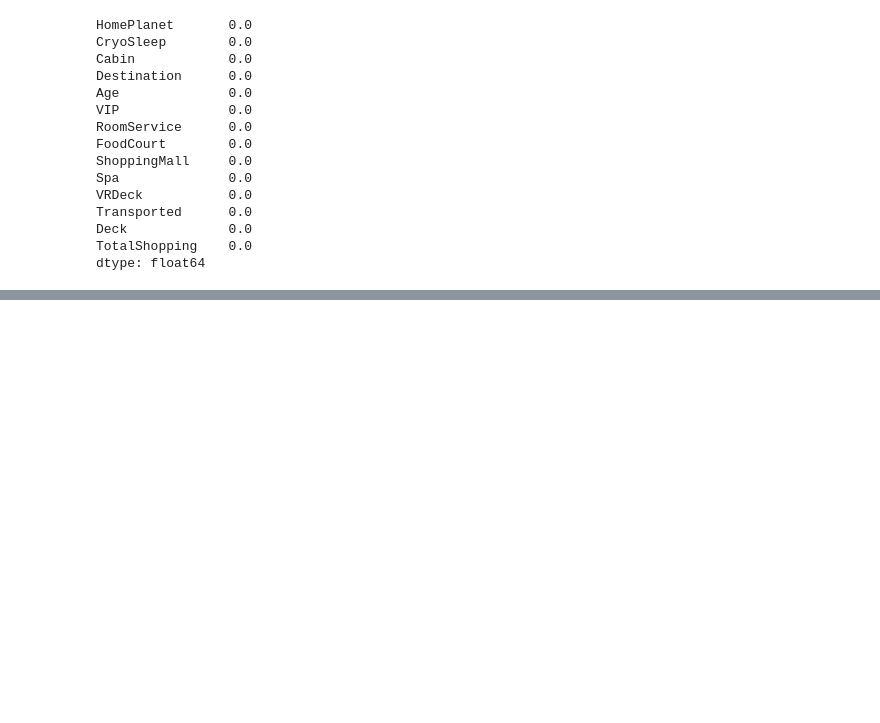
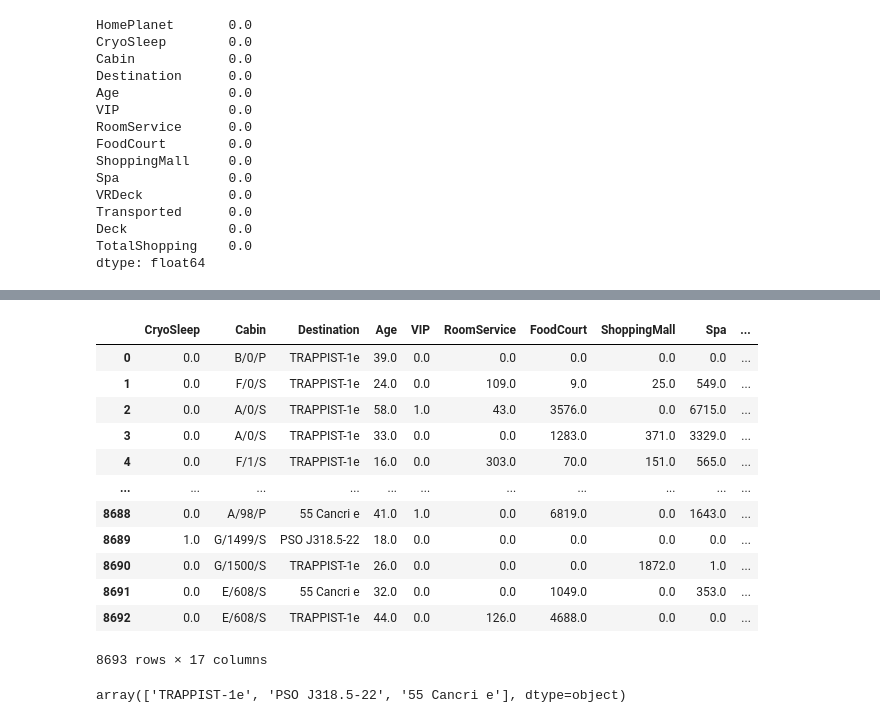
Before and after one commit to singhalishir1911/Spaceship_titanic, a Jupyter notebook: Spaceship_titanic.ipynb, the cells around one changed output, grey strips where cells are left out. Drawn from its saved outputs; the diff is of its cells as text; code cells hidden in the pictures; blank space fills up the shorter version.

```diff
--- a/Spaceship_titanic.ipynb
+++ b/Spaceship_titanic.ipynb
@@ -182,0 +224,28 @@ dtype: float64
+# %%
+## Using ordinal encoder for these cols
+cols=['CryoSleep','VIP','Transported']
+from sklearn.preprocessing import OrdinalEncoder
+for col in cols:
+    cat= list(train_data[col].unique())
+    ord_enc= OrdinalEncoder(categories=[cat])
+    train_data[col]= pd.DataFrame(ord_enc.fit_transform(train_data[[col]]))
+# %%
+train_data
+# %% [output]
+|  | CryoSleep | Cabin | Destination | Age | VIP | RoomService | FoodCourt | ShoppingMall | Spa | ... |
+| 0 | 0.0 | B/0/P | TRAPPIST-1e | 39.0 | 0.0 | 0.0 | 0.0 | 0.0 | 0.0 | ... |
+| 1 | 0.0 | F/0/S | TRAPPIST-1e | 24.0 | 0.0 | 109.0 | 9.0 | 25.0 | 549.0 | ... |
+| 2 | 0.0 | A/0/S | TRAPPIST-1e | 58.0 | 1.0 | 43.0 | 3576.0 | 0.0 | 6715.0 | ... |
+| 3 | 0.0 | A/0/S | TRAPPIST-1e | 33.0 | 0.0 | 0.0 | 1283.0 | 371.0 | 3329.0 | ... |
+| 4 | 0.0 | F/1/S | TRAPPIST-1e | 16.0 | 0.0 | 303.0 | 70.0 | 151.0 | 565.0 | ... |
+| ... | ... | ... | ... | ... | ... | ... | ... | ... | ... | ... |
+| 8688 | 0.0 | A/98/P | 55 Cancri e | 41.0 | 1.0 | 0.0 | 6819.0 | 0.0 | 1643.0 | ... |
+| 8689 | 1.0 | G/1499/S | PSO J318.5-22 | 18.0 | 0.0 | 0.0 | 0.0 | 0.0 | 0.0 | ... |
+| 8690 | 0.0 | G/1500/S | TRAPPIST-1e | 26.0 | 0.0 | 0.0 | 0.0 | 1872.0 | 1.0 | ... |
+| 8691 | 0.0 | E/608/S | 55 Cancri e | 32.0 | 0.0 | 0.0 | 1049.0 | 0.0 | 353.0 | ... |
+| 8692 | 0.0 | E/608/S | TRAPPIST-1e | 44.0 | 0.0 | 126.0 | 4688.0 | 0.0 | 0.0 | ... |
+8693 rows × 17 columns
+# %%
+train_data['Destination'].unique()
+# %% [output]
+array(['TRAPPIST-1e', 'PSO J318.5-22', '55 Cancri e'], dtype=object)
```
Also changed, not shown: parts of 9 cells of this notebook.
